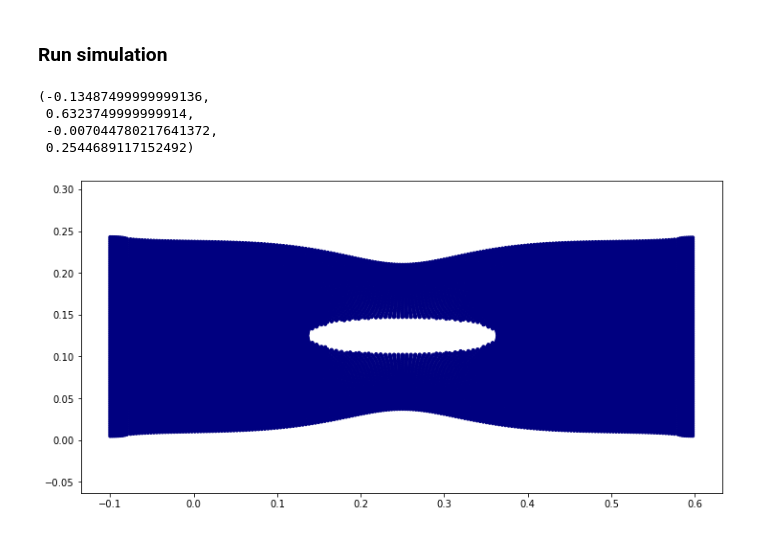
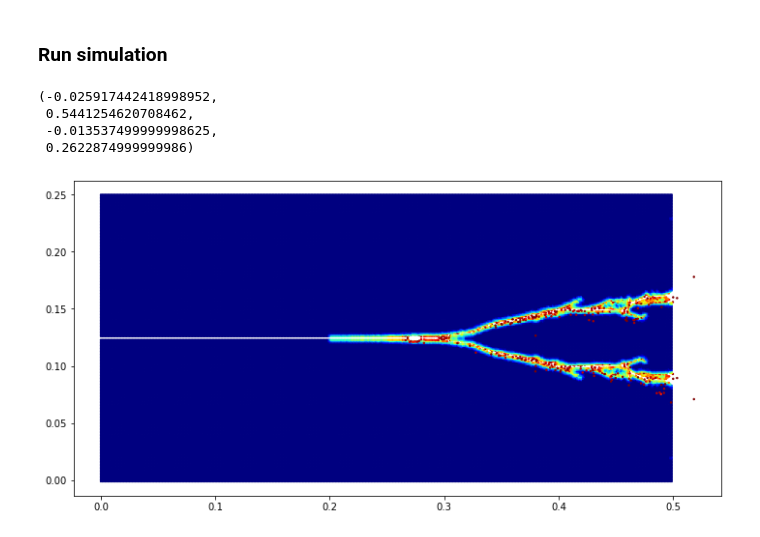
Before and after one commit to geonamsoil/LearnPeridynamics, a Jupyter notebook: simulation.ipynb, the cells around one changed output. Cells and saved outputs as stored; diff of their text form; code cells hidden in the pictures.

```diff
--- a/simulation.ipynb
+++ b/simulation.ipynb
@@ -141,6 +141,8 @@ def update_nodal_positions(node_force, u, v, a, damping,
 
     Notes
     -----
+    * add random noise to particle displacement
+        -  * np.random.uniform(0.98, 1.0)
 
     """
 
@@ -317,7 +319,7 @@ def run_simulation(filename, dt, n_time_steps, damping, applied_displacement):
         displacement_increment = smooth_step_data(i_time_step, 0, n_time_steps, 0, applied_displacement)
 
         node_force_, d = calculate_nodal_forces(input_file['bondlist'], input_file['x'], u, d, input_file['c'],
-                                                input_file['cell_volume'], 1, f_x, f_y,
+                                                input_file['cell_volume'], input_file['sc'], f_x, f_y,
                                                 node_force.copy())
 
         u, v = update_nodal_positions(node_force_, u, v, a, damping, input_file['density'],
@@ -331,23 +333,23 @@ def run_simulation(filename, dt, n_time_steps, damping, applied_displacement):
     return input_file['x'], u, node_damage
 # %%
 dt = 1e-8
-n_time_steps = 50000
+n_time_steps = 20000
 damping = 0
 applied_displacement = 1e-3
 
-x, u, node_damage = run_simulation('2D_plate.h5', dt, n_time_steps, damping, applied_displacement)
+x, u, node_damage = run_simulation('2D_notch.h5', dt, n_time_steps, damping, applied_displacement)
 # %%
 # %matplotlib notebook
 fig = plt.figure(figsize=(12,6))
 ax = fig.add_subplot(111)
-dsf = 100  # displacement scale factor
+dsf = 1  # displacement scale factor
 x_coords = x[:,0] + (u[:,0] * dsf)
 y_coords = x[:,1] + (u[:,1] * dsf)
-ax.scatter(x_coords, y_coords, s=10, c=node_damage, cmap='jet')
+ax.scatter(x_coords, y_coords, s=2, c=node_damage, cmap='jet')
 plt.axis('equal')
 # %% [output]
-(-0.13487499999999136,
- 0.6323749999999914,
- -0.007044780217641372,
- 0.2544689117152492)
+(-0.025917442418998952,
+ 0.5441254620708462,
+ -0.013537499999998625,
+ 0.2622874999999986)
-[figure, old version]
+[figure, new version]
```
Also changed, not shown: 2 other files.
